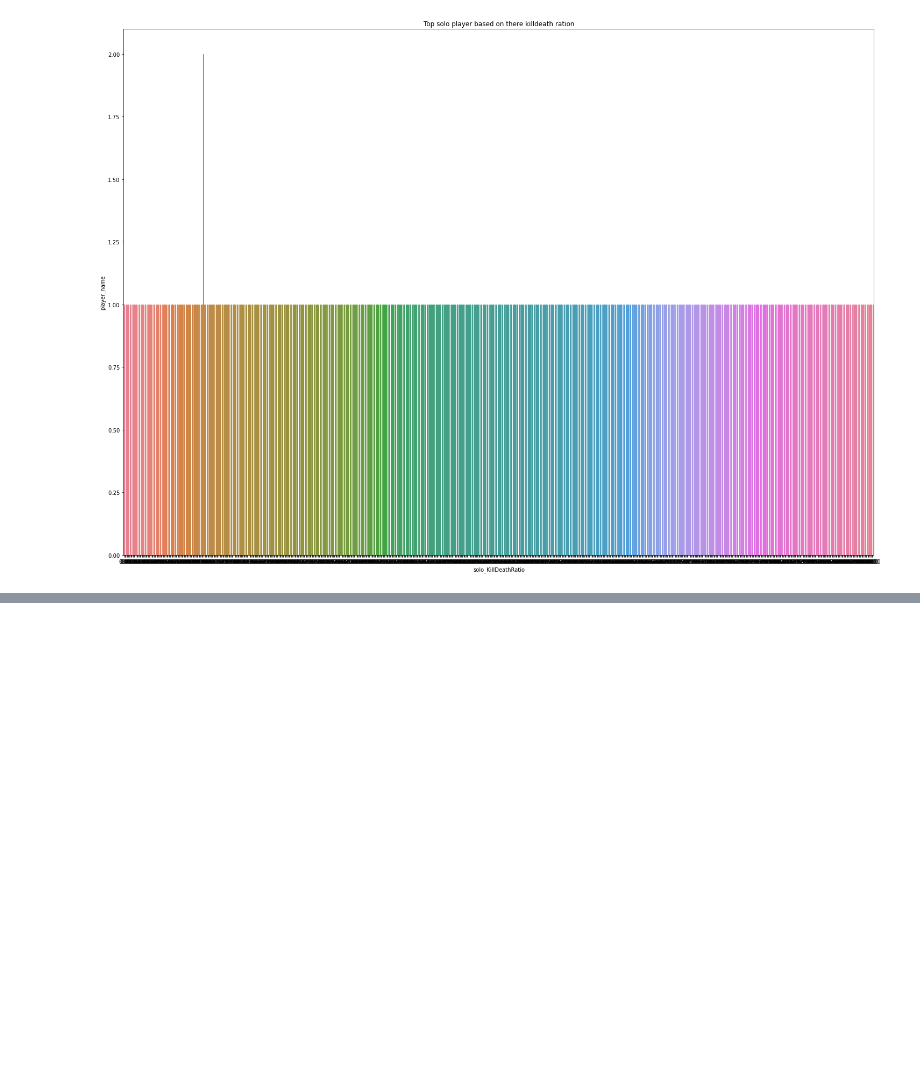
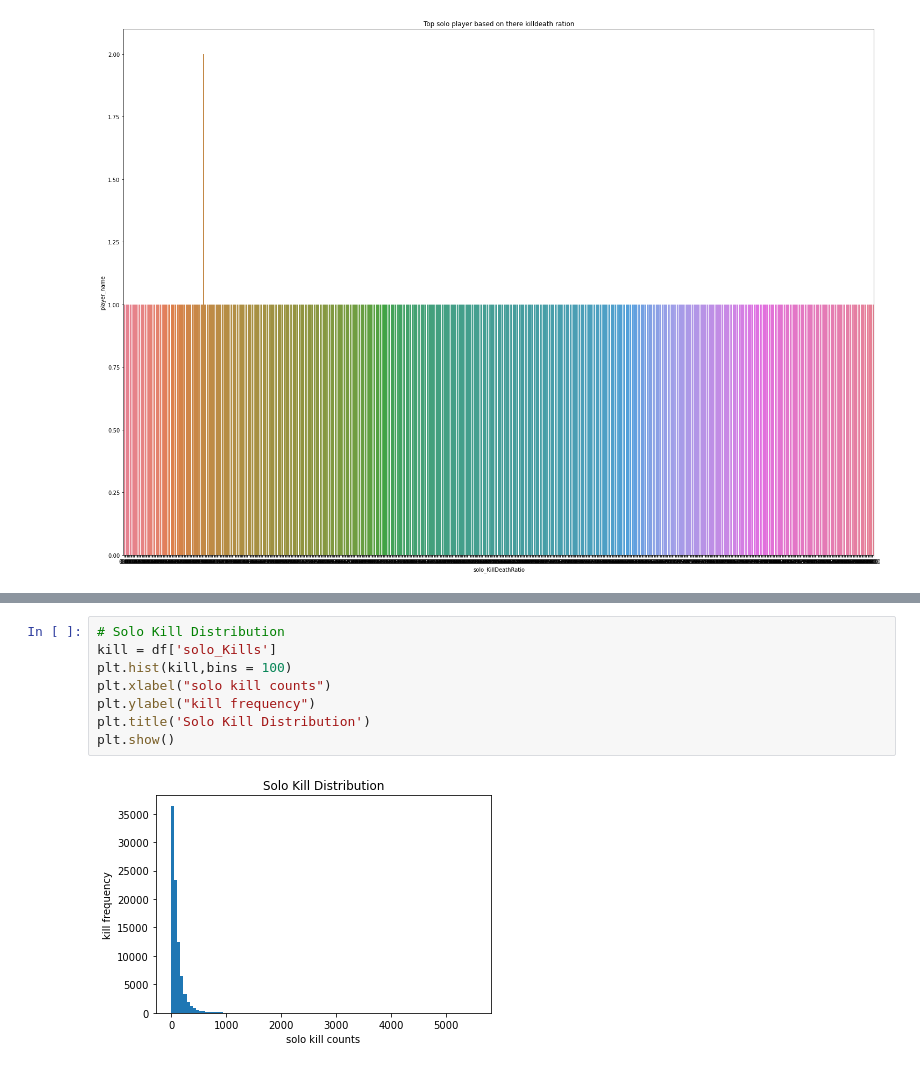
Before and after one commit to emojiworld777/pubg-hacker-detection-and-exploratory-data-analysis, a Jupyter notebook: pubg.ipynb, the cells around one changed output, grey strips where cells are left out. Cells and saved outputs as stored; diff of their text form; blank space fills up the shorter version.

```diff
--- a/pubg.ipynb
+++ b/pubg.ipynb
@@ -115,0 +116,10 @@ plt.show()
+# %%
+# Solo Kill Distribution
+kill = df['solo_Kills']
+plt.hist(kill,bins = 100)
+plt.xlabel("solo kill counts")
+plt.ylabel("kill frequency")
+plt.title('Solo Kill Distribution')
+plt.show()
+# %% [output]
+[figure, added]
```
Also changed, not shown: parts of 4 cells of this notebook.
